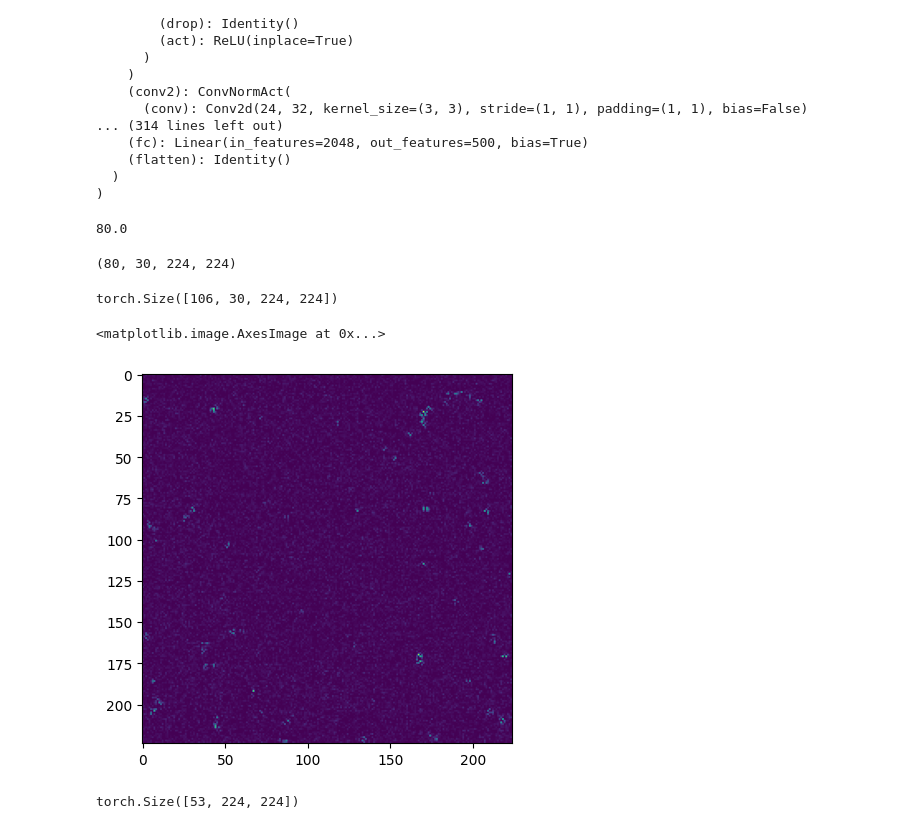
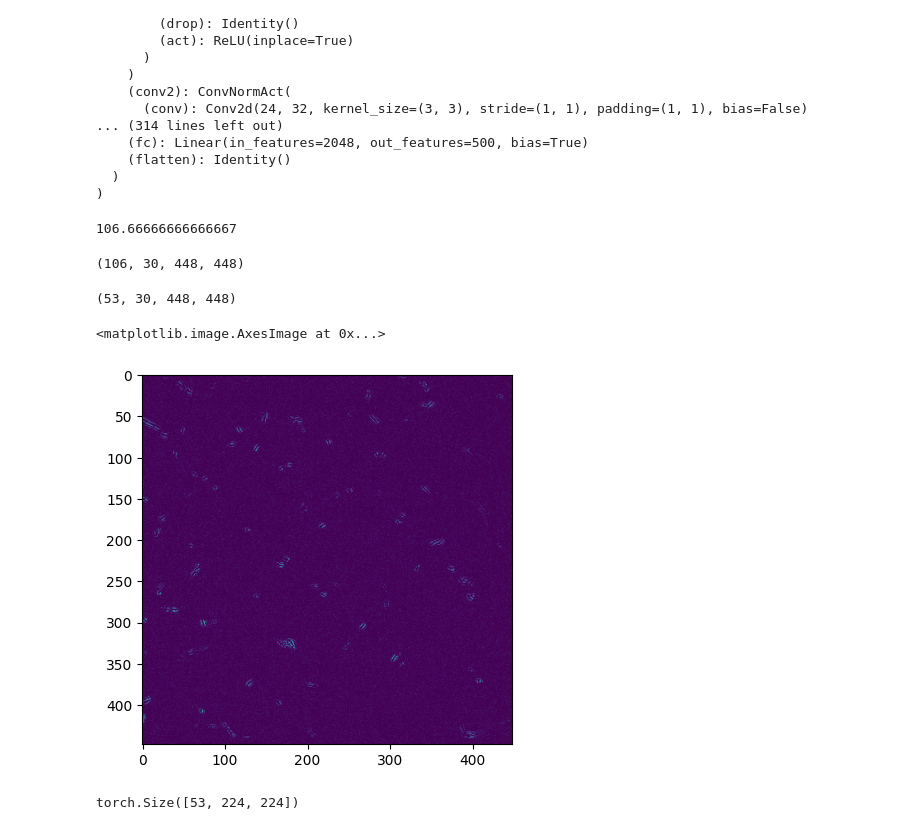
Before and after one commit to mberghouse/DeepTrackStat, a Jupyter notebook: Speed_dist_NN_clean_v2.ipynb, the cells around one changed output. Saved outputs shown, nothing was run; the diff lists cells and outputs as text; code cells hidden in the pictures.

```diff
--- a/Speed_dist_NN_clean_v2.ipynb
+++ b/Speed_dist_NN_clean_v2.ipynb
@@ -1,7 +1,7 @@
 # %% [markdown]
 # Experimental Data (Testing)
 # %%
-base='Paen_1ulh_pre/'
+base='Paen_5ulh_pre/'
 import os
 import pandas as pd
 import numpy as np
@@ -30,7 +30,7 @@ import cv2
 import numpy as np
 import cv2
 from joblib import Parallel, delayed
-l=224
+l=448
 from PIL import Image
 # def process_file(file_path):
 #     image = cv2.imread(file_path, cv2.IMREAD_GRAYSCALE)
@@ -448,30 +448,30 @@ ByobNet(
 # %%
 (images.shape[0])/30
 # %% [output]
-80.0
+106.66666666666667
 # %%
 #Paen
 #images = images[22:,:,:].reshape([(images.shape[0]-22)//40,40,500,500])
 #Geo
 #images = images[:-39,:,:].reshape([(images.shape[0]-39)//40,40,500,500])
-images = images[:,:,:].reshape([(images.shape[0])//30,30,224,224])
+images = images[20:,:,:].reshape([(images.shape[0]-20)//30,30,448,448])
 images.shape
 # %% [output]
-(80, 30, 224, 224)
+(106, 30, 448, 448)
 # %%
 images.shape
 # %% [output]
-torch.Size([106, 30, 224, 224])
+(53, 30, 448, 448)
 # %%
 images = torch.tensor(images)
 dataset_test = TestDataset2(images)#  xtorch_test, distr_torch_test, scales_test2)
-batch_size = 10
+batch_size = 8
 test_dataloader = DataLoader(dataset_test, batch_size=batch_size, shuffle=False, drop_last=True, num_workers=0)
 x = next(iter(test_dataloader))
 plt.imshow(x[0,29,:,:])
 # %% [output]
 <matplotlib.image.AxesImage at 0x...>
-[figure, old version]
+[figure, new version]
 # %%
 x.shape
 # %% [output]
```
Also changed, not shown: parts of 10 cells of this notebook, 4 other files.
